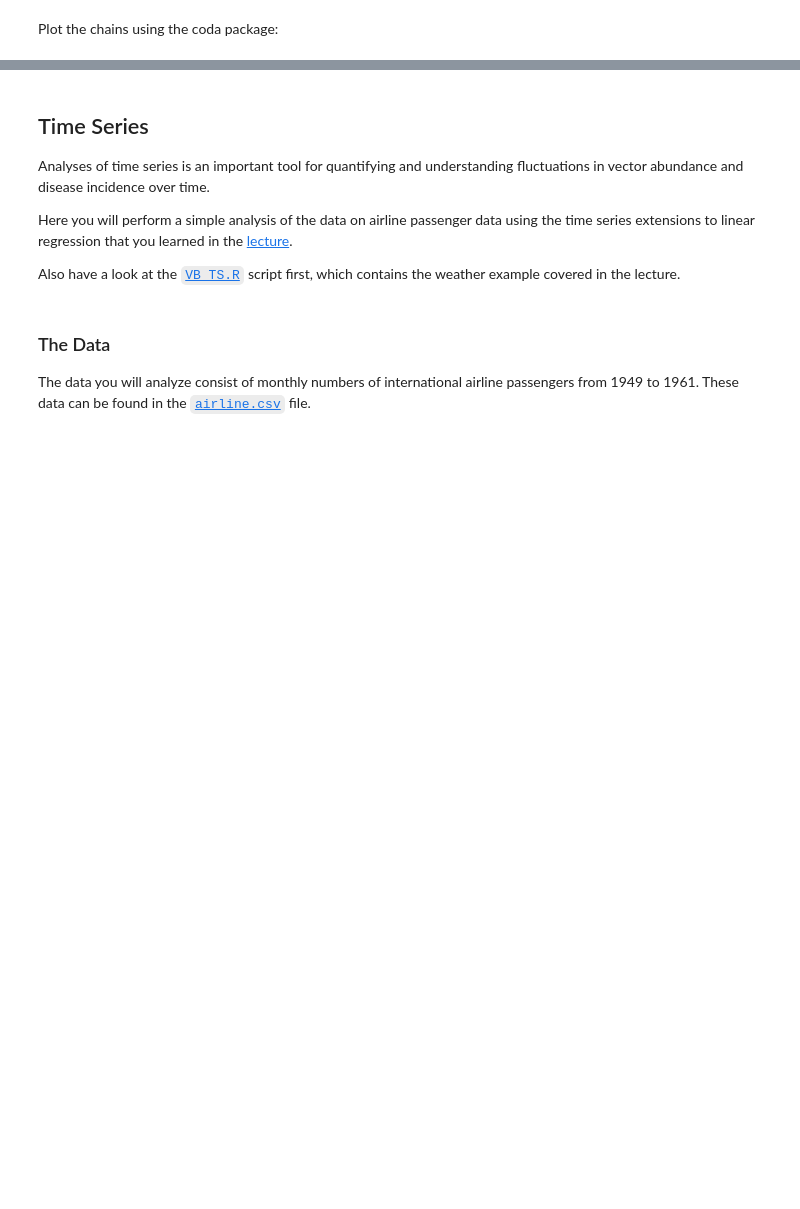
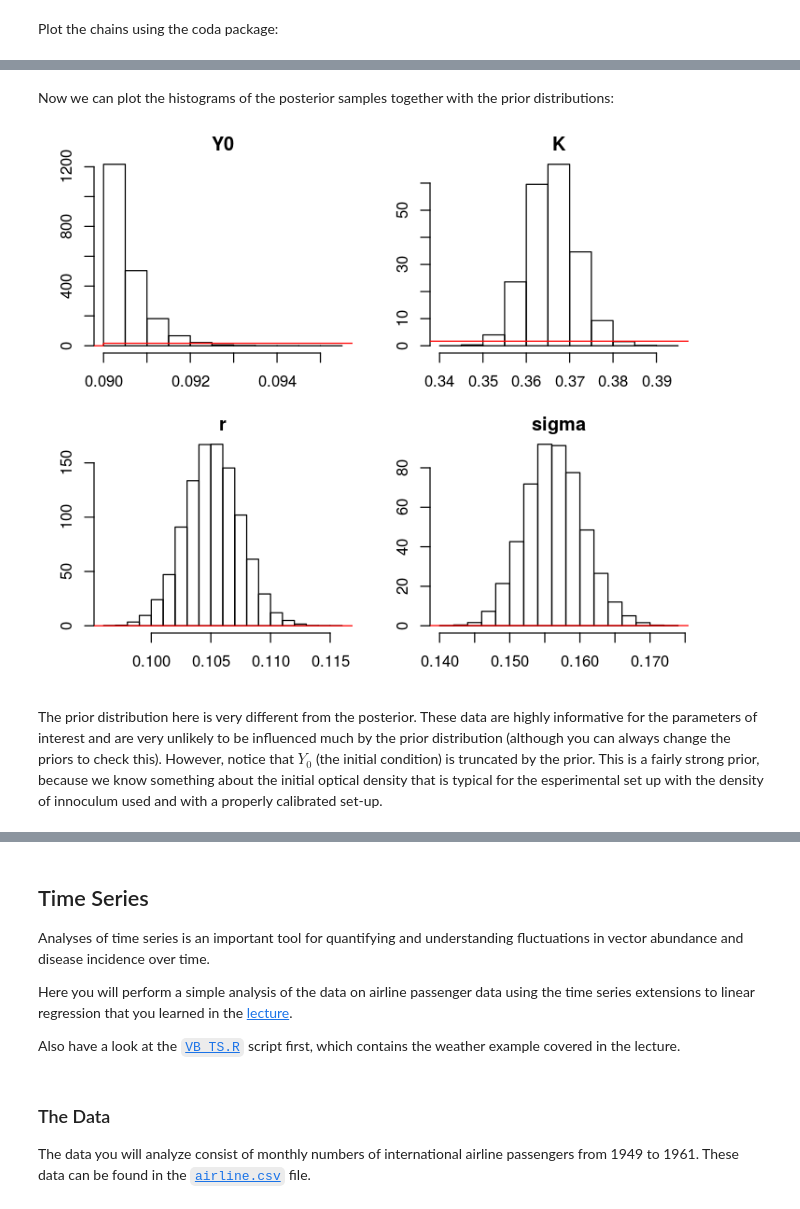
Before and after one commit to vectorbite/VBiTraining2, a Jupyter notebook: notebooks/Abundances.ipynb, the cells around one changed output, grey strips where cells are left out. Cells and saved outputs as stored; diff of their text form; code cells hidden in the pictures; blank space fills up the shorter version.

```diff
--- a/notebooks/Abundances.ipynb
+++ b/notebooks/Abundances.ipynb
@@ -402,0 +434,7 @@ plot(OD.12C.mcmc[,c(1,2,4)])
+# %%
+samps<-NULL
+for(i in 1:nc){
+  samps<-rbind(samps, as.data.frame(OD.12C.mcmc[[i]]))
+}
+
+samps<-samps[,c(5,2,3,4)]
@@ -402,0 +443,17 @@ plot(OD.12C.mcmc[,c(1,2,4)])
+# %%
+priors<-list()
+priors$names<-c("Y0", "K", "r","sigma")
+priors$fun<-c("uniform", "uniform", "exp","exp")
+priors$hyper<-matrix(NA, ncol=4, nrow=3)
+priors$hyper[,1]<-c(0.09, 0.15, NA)
+priors$hyper[,2]<-c(0.01,  0.6, NA)
+priors$hyper[,3]<-c(1000, NA, NA)
+priors$hyper[,4]<-c(0.1, NA, NA)
+# %% [markdown]
+Now we can plot the histograms of the posterior samples together with the prior distributions:
+# %%
+plot.hists(samps, my.par=c(2,2), n.hists=4, priors=priors, mai=c(0.5, 0.5, 0.25, 0.2))
+# %% [output]
+[figure, added]
+# %% [markdown]
+The prior distribution here is very different from the posterior. These data are highly informative for the parameters of interest and are very unlikely to be influenced much by the prior distribution (although you can always change the priors to check this). However, notice that $Y_0$ (the initial condition) is truncated by the prior. This is a fairly strong prior, because we know something about the initial optical density that is typical for the esperimental set up with the density of innoculum used and with a properly calibrated set-up.
```
Also changed, not shown: parts of 30 cells of this notebook, 7 other files.
